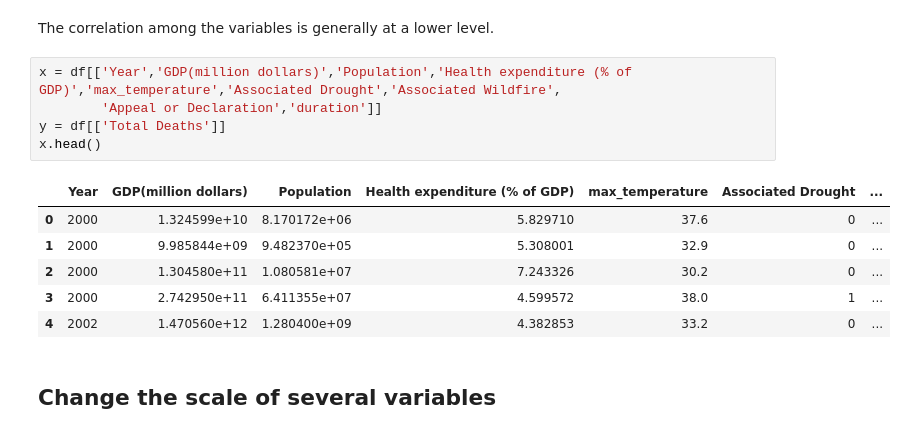
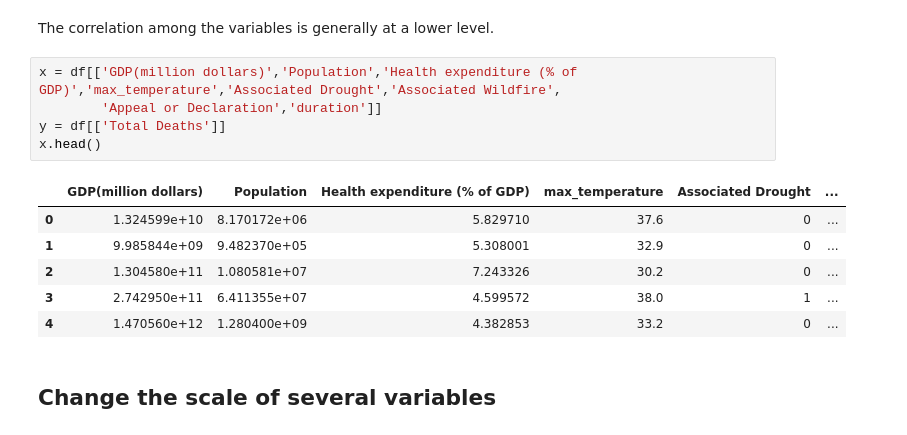
Before and after one commit to hongdoudahongdou/MDA, a Jupyter notebook: Data_Analysis/Predict Deaths.ipynb, the cells around one changed output. Drawn from its saved outputs; the diff is of its cells as text.

```diff
--- a/Data_Analysis/Predict Deaths.ipynb
+++ b/Data_Analysis/Predict Deaths.ipynb
@@ -69,17 +70,17 @@ sns.heatmap(df[['Year','max_temperature','duration','GDP(million dollars)','Popu
 # %% [markdown]
 The correlation among the variables is generally at a lower level.
 # %%
-x = df[['Year','GDP(million dollars)','Population','Health expenditure (% of GDP)','max_temperature','Associated Drought','Associated Wildfire',
+x = df[['GDP(million dollars)','Population','Health expenditure (% of GDP)','max_temperature','Associated Drought','Associated Wildfire',
         'Appeal or Declaration','duration']]
 y = df[['Total Deaths']]
 x.head()
 # %% [output]
-|  | Year | GDP(million dollars) | Population | Health expenditure (% of GDP) | max_temperature | Associated Drought | ... |
-| 0 | 2000 | 1.324599e+10 | 8.170172e+06 | 5.829710 | 37.6 | 0 | ... |
-| 1 | 2000 | 9.985844e+09 | 9.482370e+05 | 5.308001 | 32.9 | 0 | ... |
-| 2 | 2000 | 1.304580e+11 | 1.080581e+07 | 7.243326 | 30.2 | 0 | ... |
-| 3 | 2000 | 2.742950e+11 | 6.411355e+07 | 4.599572 | 38.0 | 1 | ... |
-| 4 | 2002 | 1.470560e+12 | 1.280400e+09 | 4.382853 | 33.2 | 0 | ... |
+|  | GDP(million dollars) | Population | Health expenditure (% of GDP) | max_temperature | Associated Drought | ... |
+| 0 | 1.324599e+10 | 8.170172e+06 | 5.829710 | 37.6 | 0 | ... |
+| 1 | 9.985844e+09 | 9.482370e+05 | 5.308001 | 32.9 | 0 | ... |
+| 2 | 1.304580e+11 | 1.080581e+07 | 7.243326 | 30.2 | 0 | ... |
+| 3 | 2.742950e+11 | 6.411355e+07 | 4.599572 | 38.0 | 1 | ... |
+| 4 | 1.470560e+12 | 1.280400e+09 | 4.382853 | 33.2 | 0 | ... |
 # %% [markdown]
 ## Change the scale of several variables
 # %%
```
Also changed, not shown: parts of 15 cells of this notebook, 1 other file.
